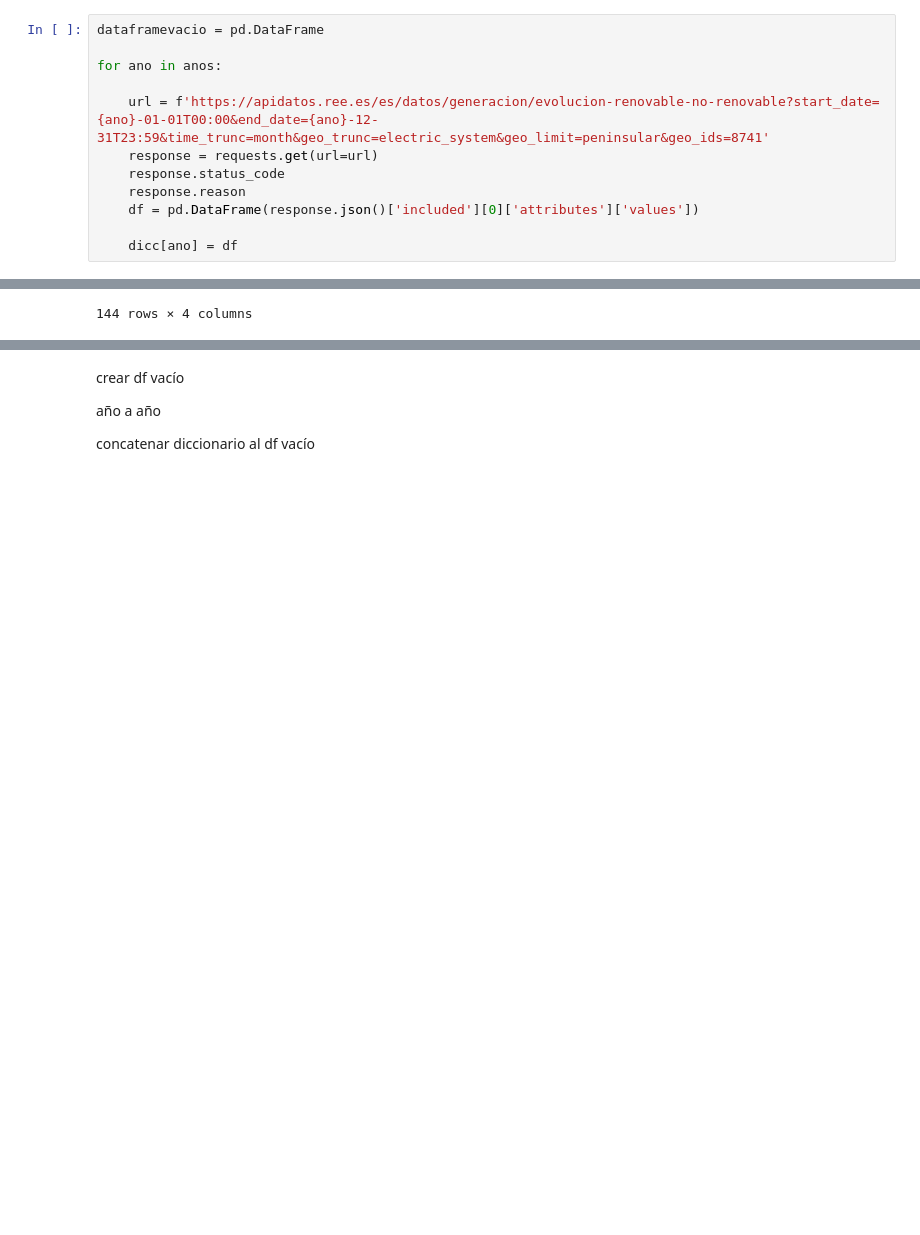
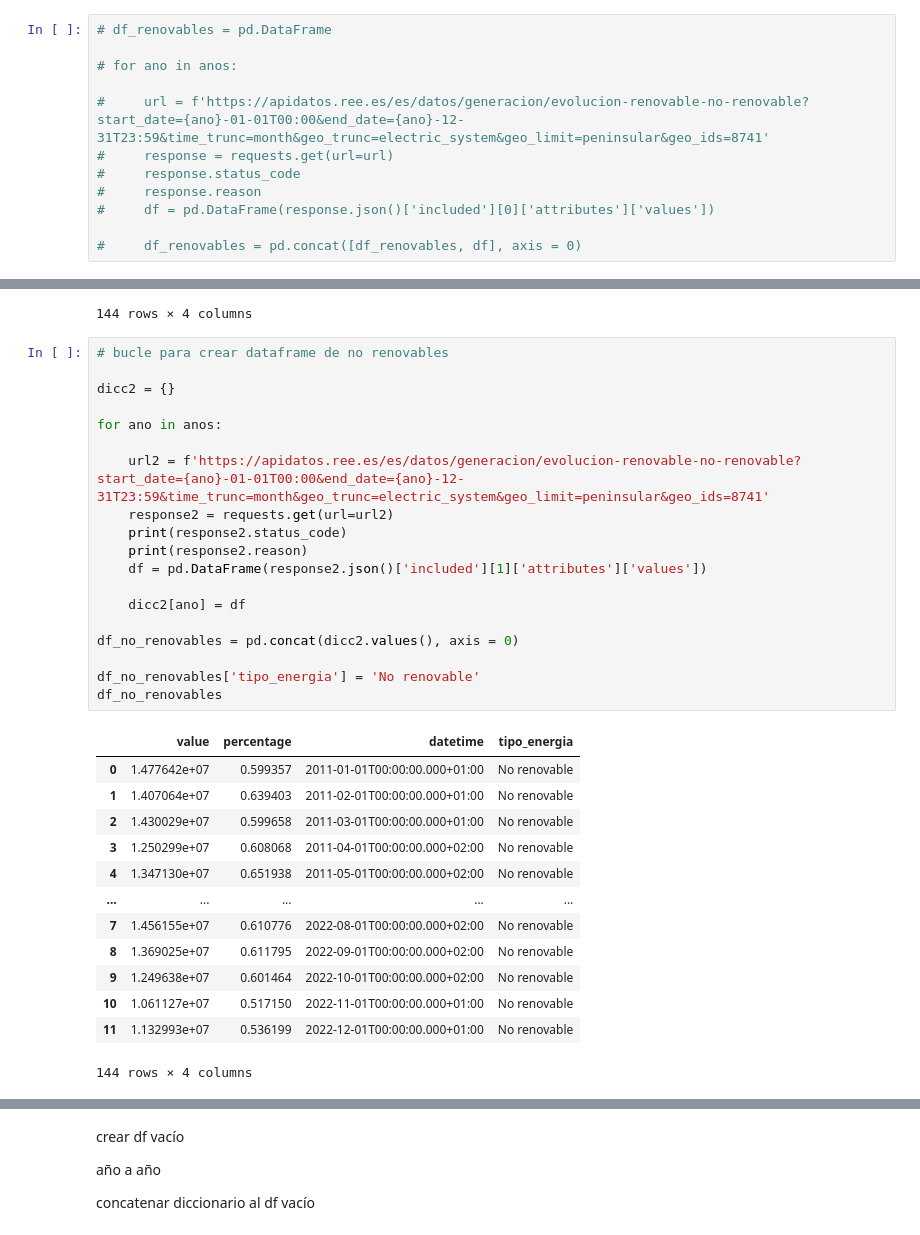
Before and after one commit to Adalab/EDA-y-ETL, a Jupyter notebook: etl/etl-I.ipynb, the cells around one changed output, grey strips where cells are left out. Drawn from its saved outputs; the diff is of its cells as text; blank space fills up the shorter version.

```diff
--- a/etl/etl-I.ipynb
+++ b/etl/etl-I.ipynb
@@ -139,17 +140,17 @@ for ano in anos:
 
     dicc[ano] = df
 # %%
-dataframevacio = pd.DataFrame
+# df_renovables = pd.DataFrame
 
-for ano in anos:
+# for ano in anos:
 
-    url = f'https://apidatos.ree.es/es/datos/generacion/evolucion-renovable-no-renovable?start_date={ano}-01-01T00:00&end_date={ano}-12-31T23:59&time_trunc=month&geo_trunc=electric_system&geo_limit=peninsular&geo_ids=8741'
-    response = requests.get(url=url)
-    response.status_code
-    response.reason
-    df = pd.DataFrame(response.json()['included'][0]['attributes']['values'])
+#     url = f'https://apidatos.ree.es/es/datos/generacion/evolucion-renovable-no-renovable?start_date={ano}-01-01T00:00&end_date={ano}-12-31T23:59&time_trunc=month&geo_trunc=electric_system&geo_limit=peninsular&geo_ids=8741'
+#     response = requests.get(url=url)
+#     response.status_code
+#     response.reason
+#     df = pd.DataFrame(response.json()['included'][0]['attributes']['values'])
 
-    dicc[ano] = df
+#     df_renovables = pd.concat([df_renovables, df], axis = 0)
 # %%
 df_renovables = pd.concat(dicc.values(), axis = 0)
 # %%
@@ -169,3 +170,36 @@ df_renovables
 | 10 | 9.907479e+06 | 0.482850 | 2022-11-01T00:00:00.000+01:00 | Renovable |
 | 11 | 9.800160e+06 | 0.463801 | 2022-12-01T00:00:00.000+01:00 | Renovable |
 144 rows × 4 columns
+# %%
+# bucle para crear dataframe de no renovables
+
+dicc2 = {}
+
+for ano in anos:
+
+    url2 = f'https://apidatos.ree.es/es/datos/generacion/evolucion-renovable-no-renovable?start_date={ano}-01-01T00:00&end_date={ano}-12-31T23:59&time_trunc=month&geo_trunc=electric_system&geo_limit=peninsular&geo_ids=8741'
+    response2 = requests.get(url=url2)
+    print(response2.status_code)
+    print(response2.reason)
+    df = pd.DataFrame(response2.json()['included'][1]['attributes']['values'])
+
+    dicc2[ano] = df
+
+df_no_renovables = pd.concat(dicc2.values(), axis = 0)
+
+df_no_renovables['tipo_energia'] = 'No renovable'
+df_no_renovables
+# %% [output]
+|  | value | percentage | datetime | tipo_energia |
+| 0 | 1.477642e+07 | 0.599357 | 2011-01-01T00:00:00.000+01:00 | No renovable |
+| 1 | 1.407064e+07 | 0.639403 | 2011-02-01T00:00:00.000+01:00 | No renovable |
+| 2 | 1.430029e+07 | 0.599658 | 2011-03-01T00:00:00.000+01:00 | No renovable |
+| 3 | 1.250299e+07 | 0.608068 | 2011-04-01T00:00:00.000+02:00 | No renovable |
+| 4 | 1.347130e+07 | 0.651938 | 2011-05-01T00:00:00.000+02:00 | No renovable |
+| ... | ... | ... | ... | ... |
+| 7 | 1.456155e+07 | 0.610776 | 2022-08-01T00:00:00.000+02:00 | No renovable |
+| 8 | 1.369025e+07 | 0.611795 | 2022-09-01T00:00:00.000+02:00 | No renovable |
+| 9 | 1.249638e+07 | 0.601464 | 2022-10-01T00:00:00.000+02:00 | No renovable |
+| 10 | 1.061127e+07 | 0.517150 | 2022-11-01T00:00:00.000+01:00 | No renovable |
+| 11 | 1.132993e+07 | 0.536199 | 2022-12-01T00:00:00.000+01:00 | No renovable |
+144 rows × 4 columns
```
Also changed, not shown: parts of 7 cells of this notebook, 2 other files.
